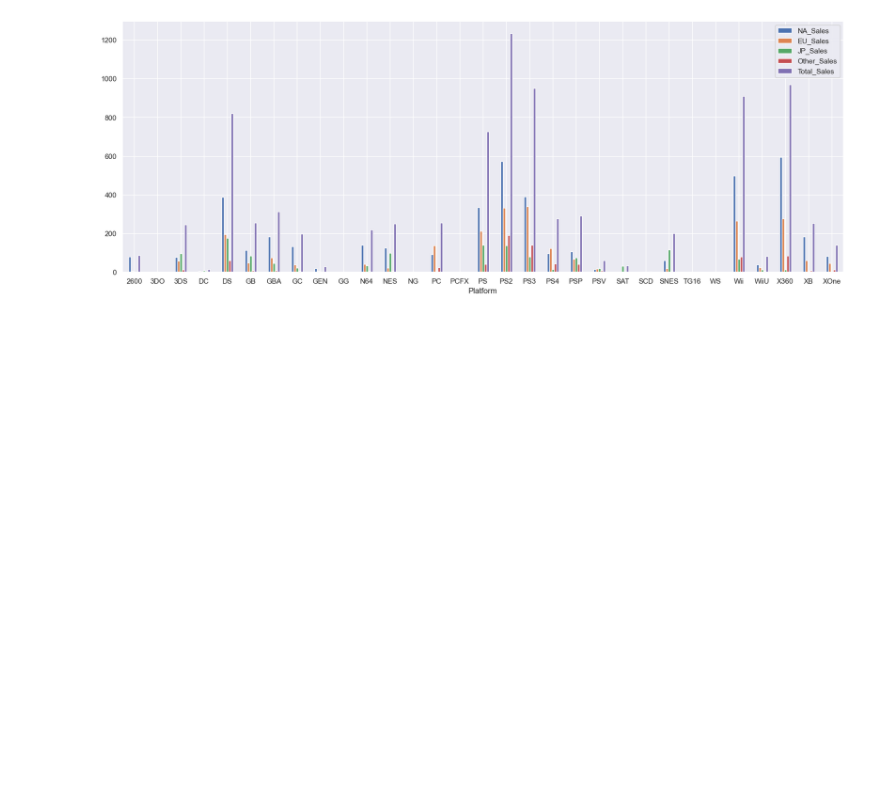
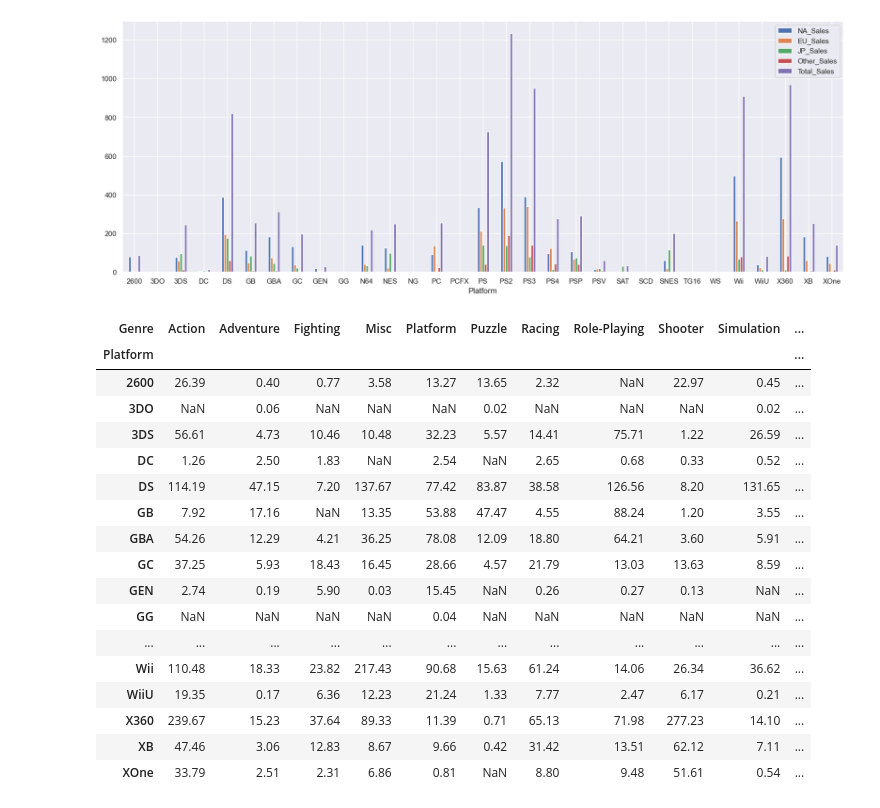
Before and after one commit to IgorJordany/AED, a Jupyter notebook: Trabalho final/main.ipynb, the cells around one changed output. Cells and saved outputs as stored; diff of their text form; code cells hidden in the pictures; blank space fills up the shorter version.

Commit message:
pivot index

```diff
--- a/Trabalho final/main.ipynb
+++ b/Trabalho final/main.ipynb
@@ -219,3 +231,56 @@ plataform_sales_region.plot.bar(x="Platform", rot=0, figsize=(20, 7))
 # %% [output]
 <Axes: xlabel='Platform'>
 [figure]
+# %%
+plataform_sales_region = pd.DataFrame({
+    'Total_Sales': game_sales_df.groupby(["Platform","Genre"])['Global_Sales'].sum()
+    }).reset_index()
+
+# plataform_sales_region
+
+platform_genre_sales = plataform_sales_region.pivot_table('Total_Sales', ['Platform'], 'Genre')
+platform_genre_sales
+# plataform_sales_region.plot.bar(x="Platform", y="Total_Sales", rot=0, figsize=(20, 7))
+# platform_genre_sales.reset_index( drop=False, inplace=True )
+# platform_genre_sales.reindex(['Year', 'Country', 'Gold', 'Silver', 'Bronze'], axis=1)
+# platform_genre_sales
+
+# platform_genre_sales.reindex(['Platform', 'Action', 'Genre', 'Silver', 'Bronze'], axis=1)
+# platform_genre_sales
+
+
+# medals.reset_index( drop=False, inplace=True )
+
+# medals.reindex_axis(['Year', 'Country', 'Gold', 'Silver', 'Bronze'], axis=1)
+
+
+# plataform_sales_region
+# new = plataform_sales_region.groupby("Platform")["Total_Sales"].sum()
+# new
+
+# speed = [0.1, 17.5, 40, 48, 52, 69, 88]
+# lifespan = [2, 8, 70, 1.5, 25, 12, 28]
+# index = ['snail', 'pig', 'elephant',
+#          'rabbit', 'giraffe', 'coyote', 'horse']
+# df = pd.DataFrame({'speed': speed,
+#                    'lifespan': lifespan}, index=index)
+# ax = df.plot.bar(rot=0)
+# %% [output]
+| Genre | Action | Adventure | Fighting | Misc | Platform | Puzzle | Racing | Role-Playing | Shooter | Simulation | ... |
+| Platform |  |  |  |  |  |  |  |  |  |  | ... |
+| 2600 | 26.39 | 0.40 | 0.77 | 3.58 | 13.27 | 13.65 | 2.32 | NaN | 22.97 | 0.45 | ... |
+| 3DO | NaN | 0.06 | NaN | NaN | NaN | 0.02 | NaN | NaN | NaN | 0.02 | ... |
+| 3DS | 56.61 | 4.73 | 10.46 | 10.48 | 32.23 | 5.57 | 14.41 | 75.71 | 1.22 | 26.59 | ... |
+| DC | 1.26 | 2.50 | 1.83 | NaN | 2.54 | NaN | 2.65 | 0.68 | 0.33 | 0.52 | ... |
+| DS | 114.19 | 47.15 | 7.20 | 137.67 | 77.42 | 83.87 | 38.58 | 126.56 | 8.20 | 131.65 | ... |
+| GB | 7.92 | 17.16 | NaN | 13.35 | 53.88 | 47.47 | 4.55 | 88.24 | 1.20 | 3.55 | ... |
+| GBA | 54.26 | 12.29 | 4.21 | 36.25 | 78.08 | 12.09 | 18.80 | 64.21 | 3.60 | 5.91 | ... |
+| GC | 37.25 | 5.93 | 18.43 | 16.45 | 28.66 | 4.57 | 21.79 | 13.03 | 13.63 | 8.59 | ... |
+| GEN | 2.74 | 0.19 | 5.90 | 0.03 | 15.45 | NaN | 0.26 | 0.27 | 0.13 | NaN | ... |
+| GG | NaN | NaN | NaN | NaN | 0.04 | NaN | NaN | NaN | NaN | NaN | ... |
+| ... | ... | ... | ... | ... | ... | ... | ... | ... | ... | ... | ... |
+| Wii | 110.48 | 18.33 | 23.82 | 217.43 | 90.68 | 15.63 | 61.24 | 14.06 | 26.34 | 36.62 | ... |
+| WiiU | 19.35 | 0.17 | 6.36 | 12.23 | 21.24 | 1.33 | 7.77 | 2.47 | 6.17 | 0.21 | ... |
+| X360 | 239.67 | 15.23 | 37.64 | 89.33 | 11.39 | 0.71 | 65.13 | 71.98 | 277.23 | 14.10 | ... |
+| XB | 47.46 | 3.06 | 12.83 | 8.67 | 9.66 | 0.42 | 31.42 | 13.51 | 62.12 | 7.11 | ... |
+| XOne | 33.79 | 2.51 | 2.31 | 6.86 | 0.81 | NaN | 8.80 | 9.48 | 51.61 | 0.54 | ... |
```
Also changed, not shown: parts of 5 cells of this notebook.
